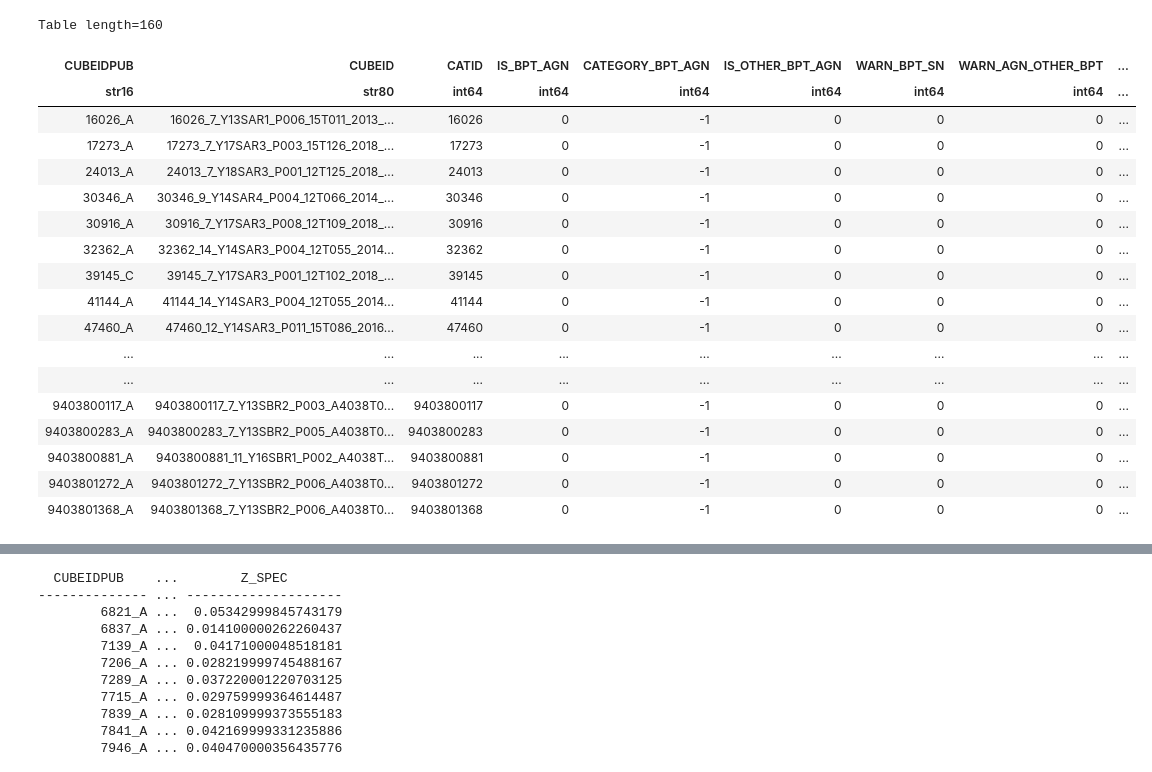
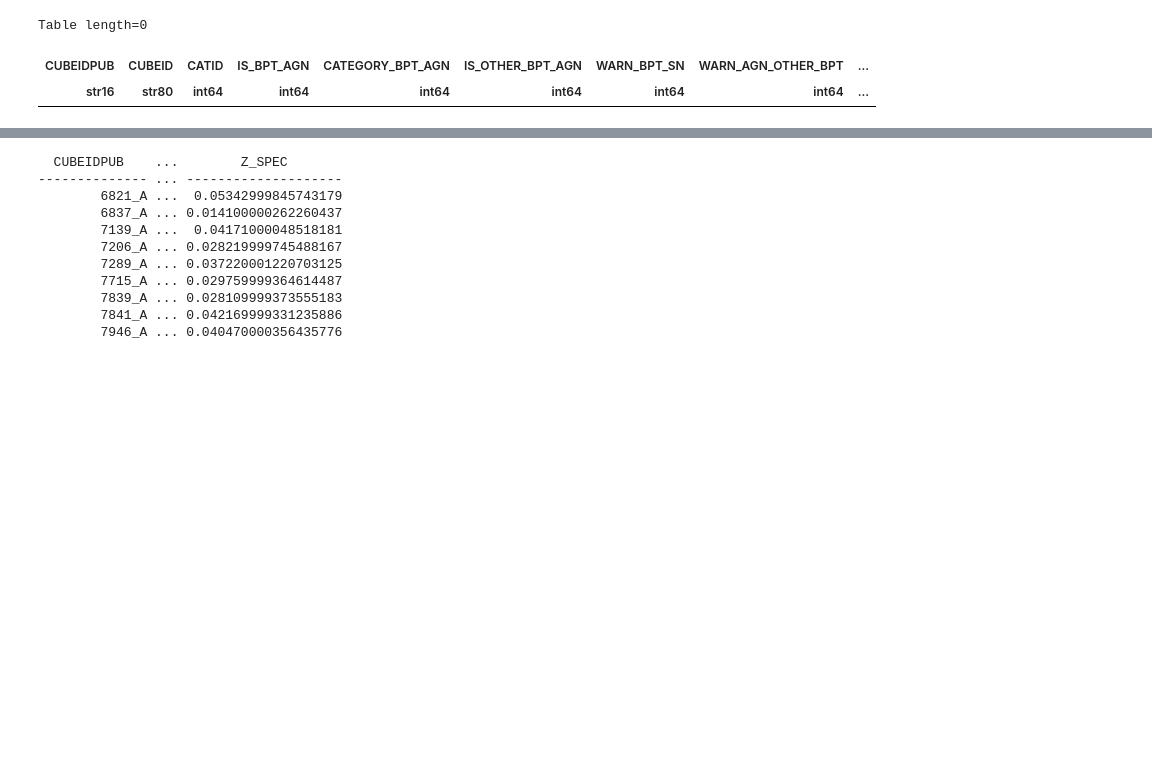
Before and after one commit to mspan4/sami_tools_smc_mspa4681, a Jupyter notebook: Code/Summary_table.ipynb, the cells around one changed output, grey strips where cells are left out. Saved outputs shown, nothing was run; the diff lists cells and outputs as text; code cells hidden in the pictures; blank space fills up the shorter version.

```diff
--- a/Code/Summary_table.ipynb
+++ b/Code/Summary_table.ipynb
@@ -11,7 +11,7 @@ from astropy.table import join
 
 # Important file directories:
 
-Source_dir ="C:\\Users\\mspan\\OneDrive - The University of Sydney (Students)\\Honours\\Honours Project\\SAMI_TOOLS_SMC_MSPA4681\\"
+Source_dir ="C:\\Users\\mspan\\OneDrive - The University of Sydney (Students)\\Honours\\Honours Project\\"
 
 
 SAMI_spectra_catalogue = "EmissionLine1compDR3.fits"
@@ -27,7 +27,7 @@ def refresh_module():
 # %%
 refresh_module()
 #required strings and tables:
-catalogue_path = Source_dir+"Catalogues\\"
+catalogue_filepath = Source_dir+"Catalogues\\"
 SAMI_spectra_catalogue = "EmissionLine1compDR3.fits"
 SAMI_cubeobs_catalogue = "CubeObs.fits"
 SAMI_Target_catalogues = ("InputCatGAMADR3.fits", "InputCatClustersDR3.fits", "InputCatFiller.fits")
@@ -74,7 +74,7 @@ save_file= True
 
 
 #Initialise table with first 3 columns: 'CUBEID', 'CUBEIDPUB', 'CATID' from CubeObs
-with fits.open(catalogue_path+SAMI_cubeobs_catalogue) as SAMI_CubeObs_hdul:
+with fits.open(catalogue_filepath+SAMI_cubeobs_catalogue) as SAMI_CubeObs_hdul:
     SAMI_CubeObs_table_hdu =  Table(SAMI_CubeObs_hdul[1].data)
     SAMI_CubeObs_table_hdu.sort('CATID')
 
@@ -93,8 +93,8 @@ Summary_table_hdu = Summary_table_hdu[np.isin(Summary_table_hdu['CUBEIDPUB'], CU
 
 # BPT AGN columns:
 
-with fits.open(catalogue_path+SAMI_spectra_catalogue) as SAMI_spectra_hdul:
-    SAMI_spectra_table_hdu =  Table(SAMI_spectra_hdul[1].data)
+with fits.open(catalogue_filepath+SAMI_spectra_catalogue) as SAMI_spectra_hdul:
+    SAMI_spectra_table_hdu = Table(SAMI_spectra_hdul[1].data)
     SAMI_spectra_table_hdu.sort('CATID')
 
  # initialise a BPT summary table to join with overall summary table
@@ -233,7 +233,7 @@ Summary_table_hdu.add_column(astropy.table.Column(is_broadline_AGN, name=f'IS_BR
 
 
 # ------ EASE OF USE COLUMNS ------
-all_SAMI_Targets_table = all_fctns.get_all_SAMI_targets_catalogue(Source_dir+"Catalogues\\", save_file=False)
+all_SAMI_Targets_table = all_fctns.get_all_SAMI_targets_catalogue(catalogue_filepath, save_file=False)
 
 # add a column for the stellar mass
 Summary_table_hdu = join(Summary_table_hdu, all_SAMI_Targets_table[('CATID', 'Mstar')], keys='CATID', join_type='left')
@@ -242,7 +242,7 @@ Summary_table_hdu = join(Summary_table_hdu, all_SAMI_Targets_table[('CATID', 'Ms
 Summary_table_hdu.rename_column('Mstar', 'M_STAR')
 
 # add a column for the best redshift
-z_spec_array = get_z_best(Source_dir+"Catalogues\\", Summary_table_hdu['CATID'])
+z_spec_array = get_z_best(catalogue_filepath, Summary_table_hdu['CATID'])
 
 # Z_SPEC
 Summary_table_hdu.add_column(astropy.table.Column(z_spec_array, name=f'Z_SPEC', dtype=float))
@@ -250,7 +250,7 @@ Summary_table_hdu.add_column(astropy.table.Column(z_spec_array, name=f'Z_SPEC',
 
 # add a column for the SFR (from the SAMI SFR catalogue)
 
-with fits.open(Source_dir +"Catalogues\\" + SAMI_SFR_catalogue) as SAMI_SFR_hdul:
+with fits.open(catalogue_filepath + SAMI_SFR_catalogue) as SAMI_SFR_hdul:
     SAMI_SFR_table = Table(SAMI_SFR_hdul[1].data)
 
 CATID_SFR_table = all_fctns.get_SAMI_SFRs(Summary_table_hdu, SAMI_SFR_table)
@@ -269,7 +269,7 @@ overwrite = True
 if save_file:
     Summary_table_filename = f"SAMI_AGN_matches.fits"
 
-    Summary_table_filepath = catalogue_path+"Crossmatched\\"+Summary_table_filename
+    Summary_table_filepath = catalogue_filepath+"Crossmatched\\"+Summary_table_filename
     Summary_table_hdu.write(Summary_table_filepath, overwrite=overwrite)
     print(f"Summary Table Saved to: {Summary_table_filepath}")
 
@@ -296,25 +296,9 @@ Table length=3245
 | 999403800642_C | 999403800642_7_Y16SBR2_P001_A4038... | 999403800642 | -- | -- | -- | -- | -- | ... |
 | 999403800795_A | 999403800795_7_Y15SBR1_P005_A4038... | 999403800795 | -- | -- | -- | -- | -- | ... |
 # %%
-test = Summary_table_hdu[Summary_table_hdu['CATEGORY_BPT_AGN']==-1]
-test[test['IS_RADIOSOURCE']==1]
+test = Summary_table_hdu[Summary_table_hdu['CATEGORY_BPT_AGN']==]
+test
 # %% [output]
-Table length=160
+Table length=0
 | CUBEIDPUB | CUBEID | CATID | IS_BPT_AGN | CATEGORY_BPT_AGN | IS_OTHER_BPT_AGN | WARN_BPT_SN | WARN_AGN_OTHER_BPT | ... |
 | str16 | str80 | int64 | int64 | int64 | int64 | int64 | int64 | ... |
-| 16026_A | 16026_7_Y13SAR1_P006_15T011_2013_... | 16026 | 0 | -1 | 0 | 0 | 0 | ... |
-| 17273_A | 17273_7_Y17SAR3_P003_15T126_2018_... | 17273 | 0 | -1 | 0 | 0 | 0 | ... |
-| 24013_A | 24013_7_Y18SAR3_P001_12T125_2018_... | 24013 | 0 | -1 | 0 | 0 | 0 | ... |
-| 30346_A | 30346_9_Y14SAR4_P004_12T066_2014_... | 30346 | 0 | -1 | 0 | 0 | 0 | ... |
-| 30916_A | 30916_7_Y17SAR3_P008_12T109_2018_... | 30916 | 0 | -1 | 0 | 0 | 0 | ... |
-| 32362_A | 32362_14_Y14SAR3_P004_12T055_2014... | 32362 | 0 | -1 | 0 | 0 | 0 | ... |
-| 39145_C | 39145_7_Y17SAR3_P001_12T102_2018_... | 39145 | 0 | -1 | 0 | 0 | 0 | ... |
-| 41144_A | 41144_14_Y14SAR3_P004_12T055_2014... | 41144 | 0 | -1 | 0 | 0 | 0 | ... |
-| 47460_A | 47460_12_Y14SAR3_P011_15T086_2016... | 47460 | 0 | -1 | 0 | 0 | 0 | ... |
-| ... | ... | ... | ... | ... | ... | ... | ... | ... |
-| ... | ... | ... | ... | ... | ... | ... | ... | ... |
-| 9403800117_A | 9403800117_7_Y13SBR2_P003_A4038T0... | 9403800117 | 0 | -1 | 0 | 0 | 0 | ... |
-| 9403800283_A | 9403800283_7_Y13SBR2_P005_A4038T0... | 9403800283 | 0 | -1 | 0 | 0 | 0 | ... |
-| 9403800881_A | 9403800881_11_Y16SBR1_P002_A4038T... | 9403800881 | 0 | -1 | 0 | 0 | 0 | ... |
-| 9403801272_A | 9403801272_7_Y13SBR2_P006_A4038T0... | 9403801272 | 0 | -1 | 0 | 0 | 0 | ... |
-| 9403801368_A | 9403801368_7_Y13SBR2_P006_A4038T0... | 9403801368 | 0 | -1 | 0 | 0 | 0 | ... |
```
Also changed, not shown: parts of 4 cells of this notebook, 3 other files.
